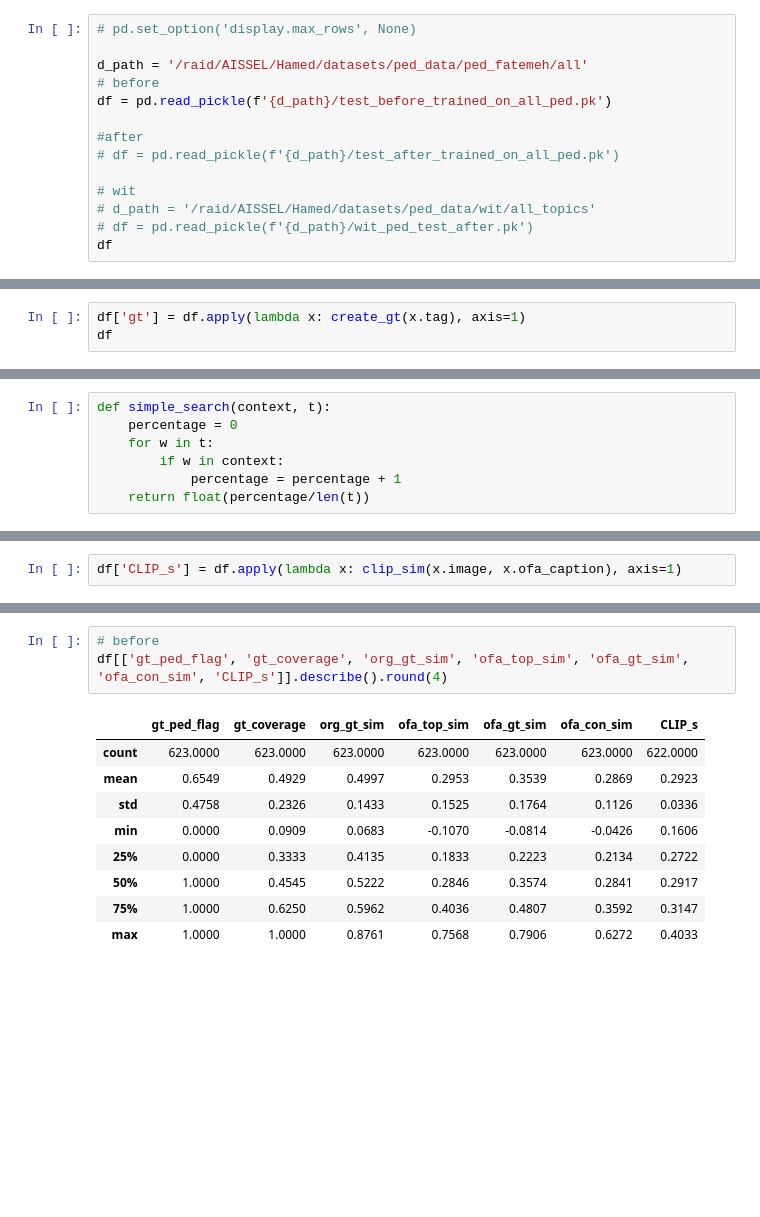
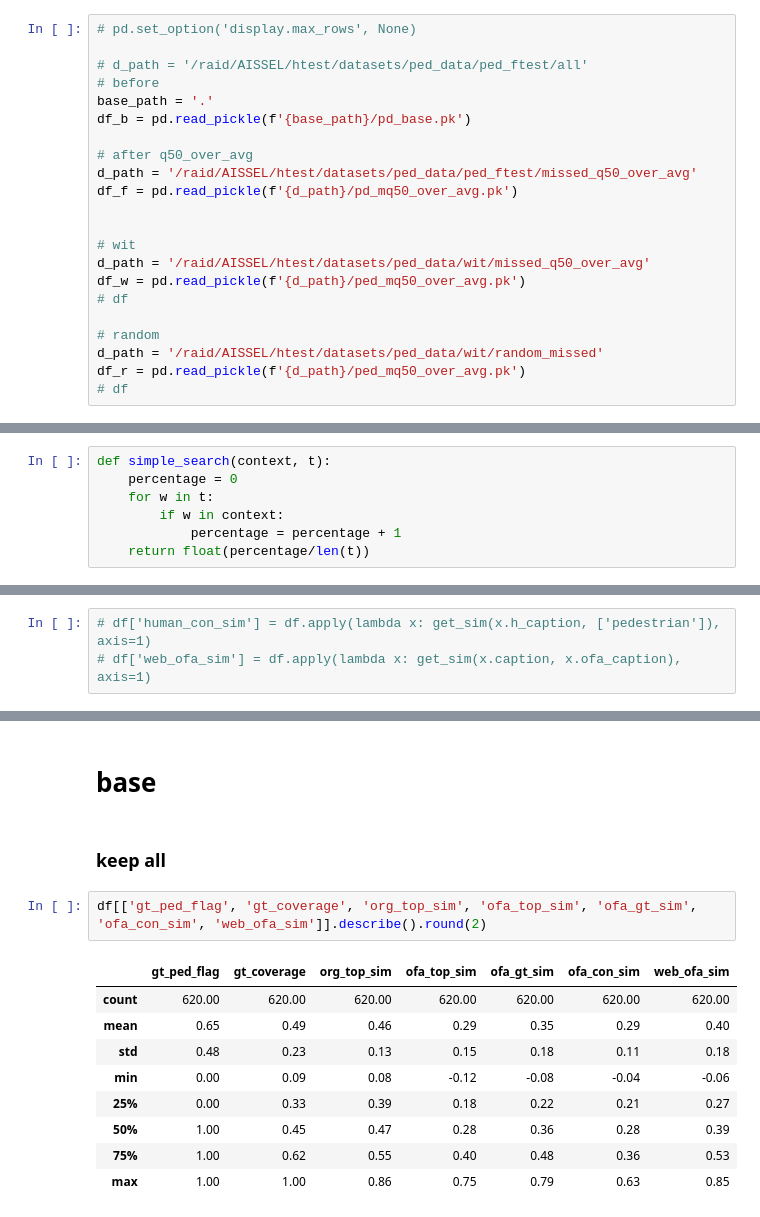
Before and after one commit to AI-EnabledSoftwareEngineering-AISE/WAIS, a Jupyter notebook: ped_image_analysis.ipynb, the cells around one changed output, grey strips where cells are left out. Cells and saved outputs as stored; diff of their text form; blank space fills up the shorter version.

```diff
--- a/ped_image_analysis.ipynb
+++ b/ped_image_analysis.ipynb
@@ -641,14 +600,22 @@ model, preprocess = clip.load("ViT-B/32", device=device, jit=False)
 # %%
 # pd.set_option('display.max_rows', None)
 
-d_path = '/raid/AISSEL/Hamed/datasets/ped_data/ped_fatemeh/all'
+# d_path = '/raid/AISSEL/htest/datasets/ped_data/ped_ftest/all'
 # before
-df = pd.read_pickle(f'{d_path}/test_before_trained_on_all_ped.pk')
+base_path = '.'
+df_b = pd.read_pickle(f'{base_path}/pd_base.pk')
 
-#after
-# df = pd.read_pickle(f'{d_path}/test_after_trained_on_all_ped.pk')
+# after q50_over_avg
+d_path = '/raid/AISSEL/htest/datasets/ped_data/ped_ftest/missed_q50_over_avg'
+df_f = pd.read_pickle(f'{d_path}/pd_mq50_over_avg.pk')
+
 
 # wit
-# d_path = '/raid/AISSEL/Hamed/datasets/ped_data/wit/all_topics'
-# df = pd.read_pickle(f'{d_path}/wit_ped_test_after.pk')
-df
+d_path = '/raid/AISSEL/htest/datasets/ped_data/wit/missed_q50_over_avg'
+df_w = pd.read_pickle(f'{d_path}/ped_mq50_over_avg.pk')
+# df
+
+# random
+d_path = '/raid/AISSEL/htest/datasets/ped_data/wit/random_missed'
+df_r = pd.read_pickle(f'{d_path}/ped_mq50_over_avg.pk')
+# df
@@ -690,6 +633,3 @@ def create_gt(tag):
     if not context:
         context = None
     return context
-# %%
-df['gt'] = df.apply(lambda x: create_gt(x.tag), axis=1)
-df
@@ -855,2 +799,3 @@ df['org_gt_sim'] = df.apply(lambda x: get_sim(x.caption, create_gt(x.tag)), axis
 # %%
-df['CLIP_s'] = df.apply(lambda x: clip_sim(x.image, x.ofa_caption), axis=1)
+# df['human_con_sim'] = df.apply(lambda x: get_sim(x.h_caption, ['pedestrian']), axis=1)
+# df['web_ofa_sim'] = df.apply(lambda x: get_sim(x.caption, x.ofa_caption), axis=1)
@@ -1019,13 +1073,16 @@ f
+# %% [markdown]
+# base
+# %% [markdown]
+### keep all
 # %%
-# before
-df[['gt_ped_flag', 'gt_coverage', 'org_gt_sim', 'ofa_top_sim', 'ofa_gt_sim', 'ofa_con_sim', 'CLIP_s']].describe().round(4)
+df[['gt_ped_flag', 'gt_coverage', 'org_top_sim', 'ofa_top_sim', 'ofa_gt_sim', 'ofa_con_sim', 'web_ofa_sim']].describe().round(2)
 # %% [output]
-|  | gt_ped_flag | gt_coverage | org_gt_sim | ofa_top_sim | ofa_gt_sim | ofa_con_sim | CLIP_s |
-| count | 623.0000 | 623.0000 | 623.0000 | 623.0000 | 623.0000 | 623.0000 | 622.0000 |
-| mean | 0.6549 | 0.4929 | 0.4997 | 0.2953 | 0.3539 | 0.2869 | 0.2923 |
-| std | 0.4758 | 0.2326 | 0.1433 | 0.1525 | 0.1764 | 0.1126 | 0.0336 |
-| min | 0.0000 | 0.0909 | 0.0683 | -0.1070 | -0.0814 | -0.0426 | 0.1606 |
-| 25% | 0.0000 | 0.3333 | 0.4135 | 0.1833 | 0.2223 | 0.2134 | 0.2722 |
-| 50% | 1.0000 | 0.4545 | 0.5222 | 0.2846 | 0.3574 | 0.2841 | 0.2917 |
-| 75% | 1.0000 | 0.6250 | 0.5962 | 0.4036 | 0.4807 | 0.3592 | 0.3147 |
-| max | 1.0000 | 1.0000 | 0.8761 | 0.7568 | 0.7906 | 0.6272 | 0.4033 |
+|  | gt_ped_flag | gt_coverage | org_top_sim | ofa_top_sim | ofa_gt_sim | ofa_con_sim | web_ofa_sim |
+| count | 620.00 | 620.00 | 620.00 | 620.00 | 620.00 | 620.00 | 620.00 |
+| mean | 0.65 | 0.49 | 0.46 | 0.29 | 0.35 | 0.29 | 0.40 |
+| std | 0.48 | 0.23 | 0.13 | 0.15 | 0.18 | 0.11 | 0.18 |
+| min | 0.00 | 0.09 | 0.08 | -0.12 | -0.08 | -0.04 | -0.06 |
+| 25% | 0.00 | 0.33 | 0.39 | 0.18 | 0.22 | 0.21 | 0.27 |
+| 50% | 1.00 | 0.45 | 0.47 | 0.28 | 0.36 | 0.28 | 0.39 |
+| 75% | 1.00 | 0.62 | 0.55 | 0.40 | 0.48 | 0.36 | 0.53 |
+| max | 1.00 | 1.00 | 0.86 | 0.75 | 0.79 | 0.63 | 0.85 |
```
Also changed, not shown: parts of 112 cells of this notebook, 7 other files.
